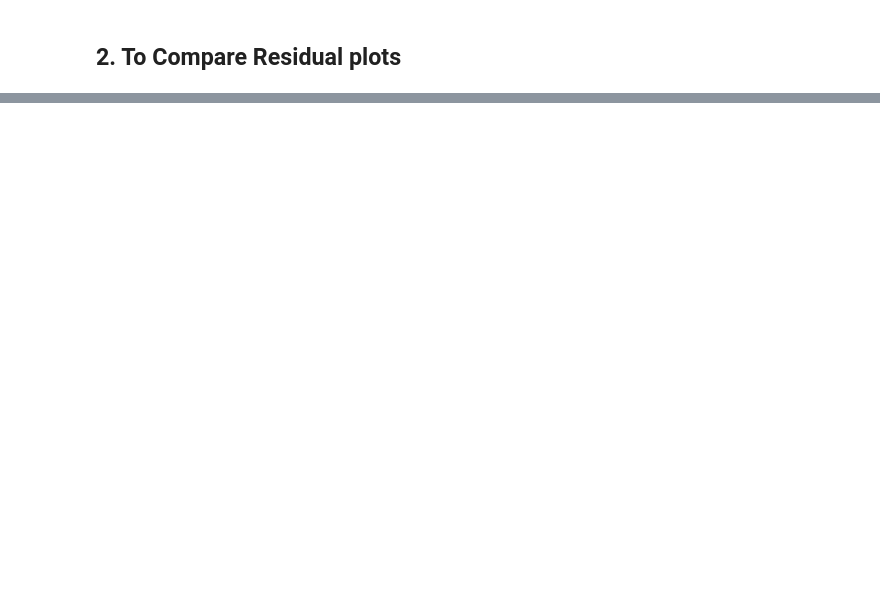
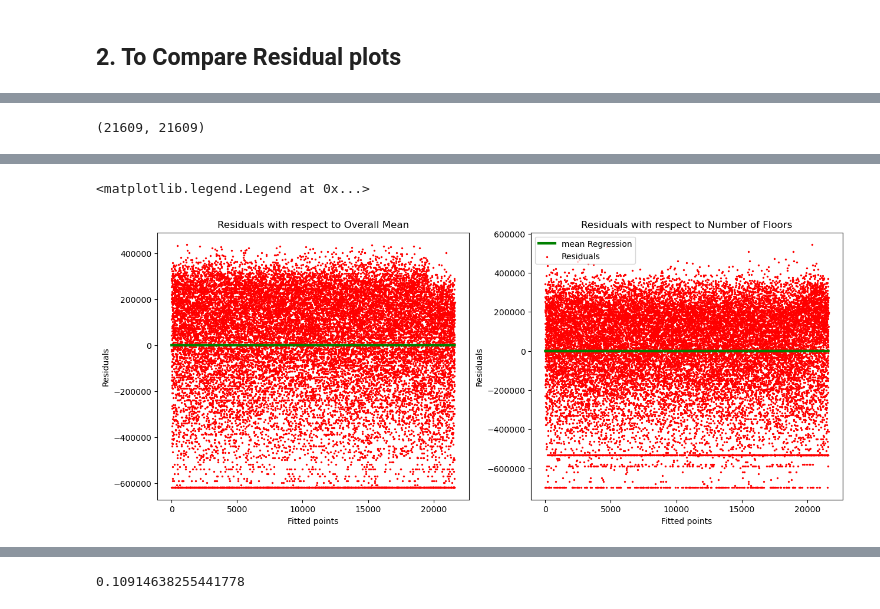
Before and after one commit to tanvitiwari17/DataScience, a Jupyter notebook: Training/Assignments/Module 5 assignment_updated/Exercise.ipynb, the cells around one changed output, grey strips where cells are left out. Saved outputs shown, nothing was run; the diff lists cells and outputs as text; code cells hidden in the pictures; blank space fills up the shorter version.

```diff
--- a/Training/Assignments/Module 5 assignment_updated/Exercise.ipynb
+++ b/Training/Assignments/Module 5 assignment_updated/Exercise.ipynb
@@ -36,6 +52,6 @@ array([1. , 2. , 1.5, 3. , 2.5, 3.5])
 ## Using pandas.pivot_table() to calculate the "floor_mean"
 
 ### Start code ###
-floor_mean = None
+floor_mean = data.pivot_table(values='Sale_Price', columns='No of Floors', aggfunc=np.mean)
 ### End code ###
 floor_mean
@@ -49,7 +68,7 @@ data['floor_mean'] = 0
 # for every unique floor_mean, fill its mean price in new column "floor_mean"
 for i in floor_mean.columns:
   ### start code ###
-
+  data['floor_mean'][data['No of Floors']==i]=floor_mean[i][0]
   ### end code ###
 
 data['floor_mean'].head()
@@ -61,45 +87,50 @@ data['floor_mean'].head()
 # %%
 ## Calculating residuals floor_mean_difference and mean_difference
 ### start code###
-mean_difference = None
-floor_mean_difference = None
+mean_difference = data['mean_sales']-data['Sale_Price']
+floor_mean_difference = data['floor_mean']-data['Sale_Price']
 ### end code ###
 mean_difference.size, floor_mean_difference.size
+# %% [output]
+(21609, 21609)
 # %% [markdown]
 ### Expected Outcome
 <img src="images/image3.png">
 # %%
 ## Plotting the Residuals for comparison
 
 k = range(0, len(data)) # for x axis
 l = [0 for i in range(len(data))] # for regression line in residual plot
 
 plt.figure( figsize = (15,6), dpi =100)
 
 ################## plot for Overall Mean ####################
 plt.subplot(1,2,1)
 #code to create the residual of mean regression model along with regression line
 ### start code ###
-plt.scatter()
-plt.plot()
+plt.scatter(k,mean_difference,color='red',label='Residuals',s=2)
+plt.plot(k,l,color='green',label='mean Regression',linewidth=3)
 ### end code ###
 plt.xlabel('Fitted points')
 plt.ylabel("Residuals")
 plt.title('Residuals with respect to Overall Mean')
 
 
 ################## plot for Overall Mean ####################
 plt.subplot(1,2,2)
 #code to create the residual of floor mean regression model along with regression line
 ### start code ###
-plt.scatter()
-plt.plot()
+plt.scatter(k,floor_mean_difference,color='red',label='Residuals',s=2)
+plt.plot(k,l,color='green',label='mean Regression',linewidth=3)
 ### end code ###
 plt.xlabel('Fitted points')
 plt.ylabel("Residuals")
 plt.title("Residuals with respect to Number of Floors")
 
 plt.legend()
+# %% [output]
+<matplotlib.legend.Legend at 0x...>
+[figure, added]
 # %% [markdown]
 ### Expected Outcome
 <img src="images/image4.png">
@@ -107,21 +138,27 @@ plt.legend()
 ## 3. To calculate $R^2$ value of the "floor_mean" model manually
 <img src="images/image5.png">
 # %%
+from sklearn.metrics import mean_squared_error as mse
+Y=data['Sale_Price']
+Y_hat1=data['mean_sales']
+Y_hat2=data['floor_mean']
 ## Calculate mean square error for overall mean regression model and call it MSE 1
 ### start code ###
-MSE1 = None
-### end code ###
+MSE1 = mse(Y_hat1,Y)
+### end code###
 
 ## Calculate mean square error for floor mean regression model and call it MSE 2
 ### start code ###
-MSE2 = None
+MSE2 = mse(Y_hat2,Y)
 ### end code ###
 
 ## calculate R-Square value using the formula and call it R2
 ### start code ###
-R2 = None
+R2 = 1-(MSE2/MSE1)
 ### end code ###
 R2
+# %% [output]
+0.10914638255441778
 # %% [markdown]
 ### Expected Outcome
 <img src="images/image6.png">
```
Also changed, not shown: parts of 5 cells of this notebook, 2 other files.
